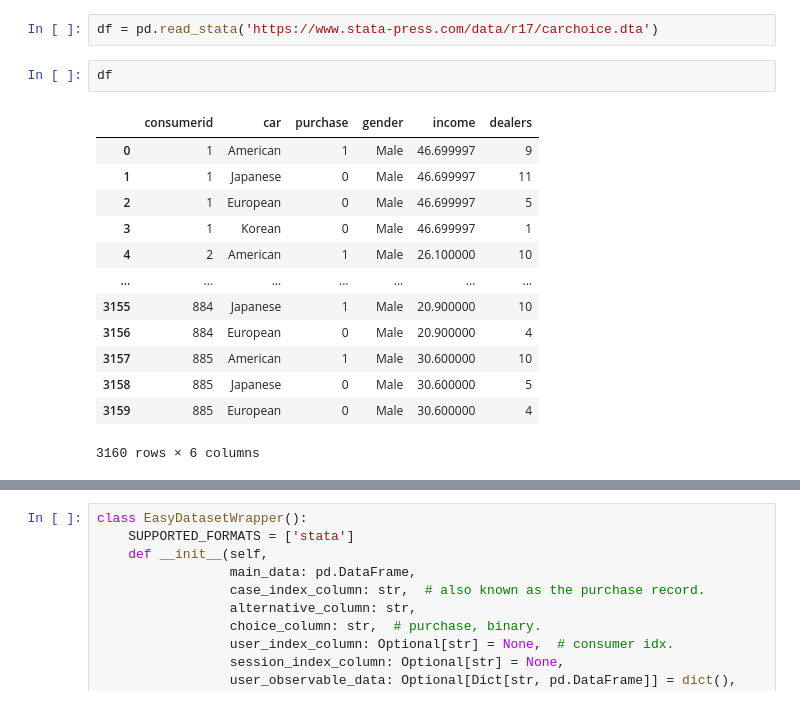
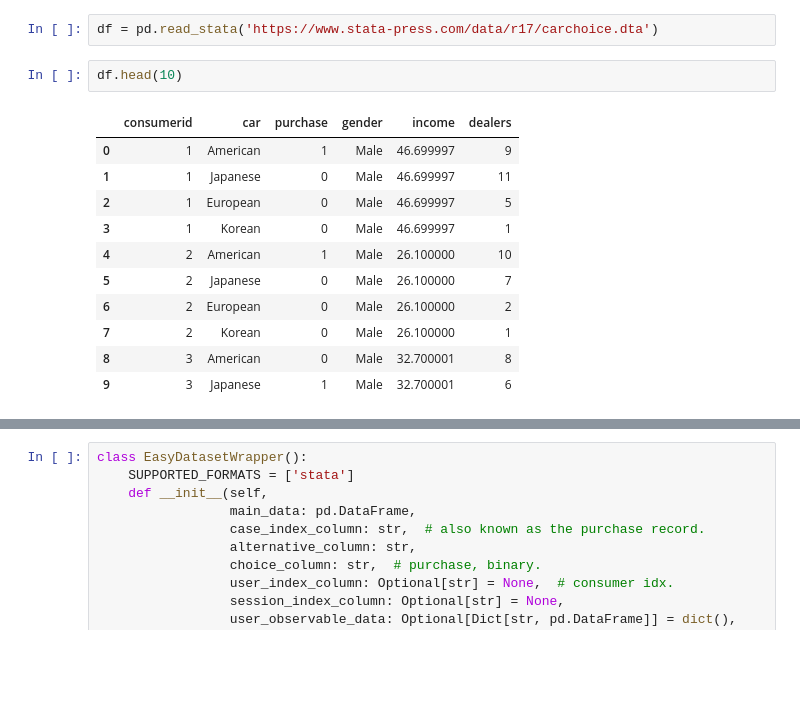
Before and after one commit to gsbDBI/torch-choice, a Jupyter notebook: tutorials/easy_data_management.ipynb, the cells around one changed output, grey strips where cells are left out. Saved outputs shown, nothing was run; the diff lists cells and outputs as text; blank space fills up the shorter version.

```diff
--- a/tutorials/easy_data_management.ipynb
+++ b/tutorials/easy_data_management.ipynb
@@ -24,18 +45,16 @@ So as not to confuse statistical observations with Stata observations, we call a
 # %%
 df = pd.read_stata('https://www.stata-press.com/data/r17/carchoice.dta')
 # %%
-df
+df.head(10)
 # %% [output]
 |  | consumerid | car | purchase | gender | income | dealers |
 | 0 | 1 | American | 1 | Male | 46.699997 | 9 |
 | 1 | 1 | Japanese | 0 | Male | 46.699997 | 11 |
 | 2 | 1 | European | 0 | Male | 46.699997 | 5 |
 | 3 | 1 | Korean | 0 | Male | 46.699997 | 1 |
 | 4 | 2 | American | 1 | Male | 26.100000 | 10 |
-| ... | ... | ... | ... | ... | ... | ... |
-| 3155 | 884 | Japanese | 1 | Male | 20.900000 | 10 |
-| 3156 | 884 | European | 0 | Male | 20.900000 | 4 |
-| 3157 | 885 | American | 1 | Male | 30.600000 | 10 |
-| 3158 | 885 | Japanese | 0 | Male | 30.600000 | 5 |
-| 3159 | 885 | European | 0 | Male | 30.600000 | 4 |
+| 5 | 2 | Japanese | 0 | Male | 26.100000 | 7 |
+| 6 | 2 | European | 0 | Male | 26.100000 | 2 |
+| 7 | 2 | Korean | 0 | Male | 26.100000 | 1 |
+| 8 | 3 | American | 0 | Male | 32.700001 | 8 |
+| 9 | 3 | Japanese | 1 | Male | 32.700001 | 6 |
-3160 rows × 6 columns
```
Also changed, not shown: parts of 16 cells of this notebook.
